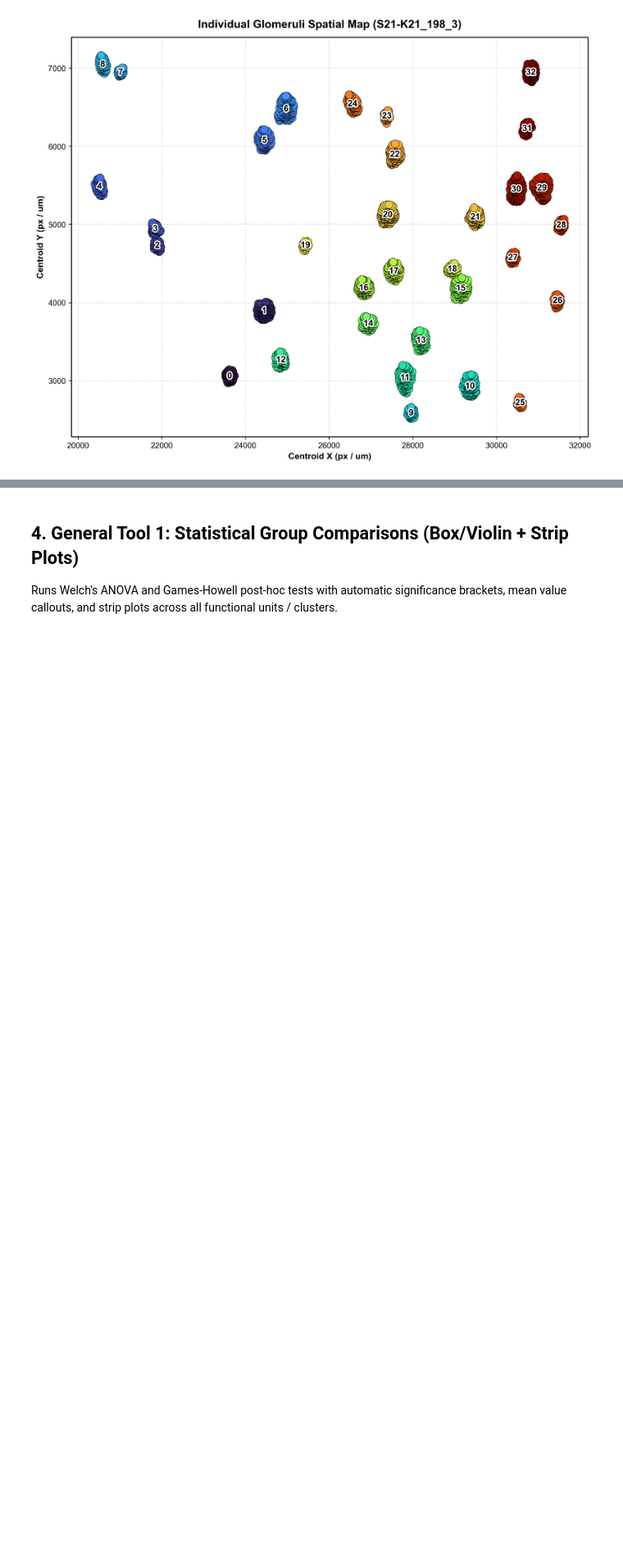
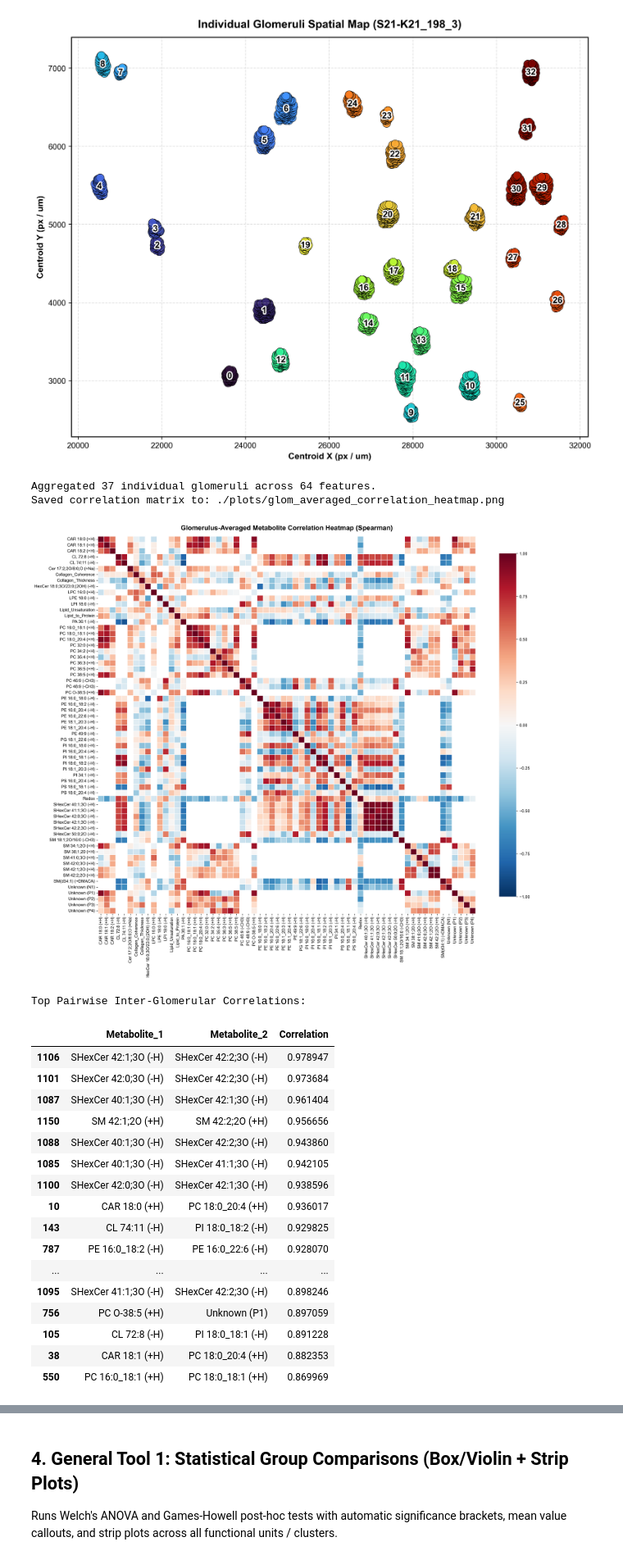
Before and after one commit to jvillazon/hsi_machine_learning, a Jupyter notebook: sk_classifier/integrated_pipeline.ipynb, the cells around one changed output, grey strips where cells are left out. Shown at 82% size. Cells and saved outputs as stored; diff of their text form; code cells hidden in the pictures; blank space fills up the shorter version.

```diff
--- a/sk_classifier/integrated_pipeline.ipynb
+++ b/sk_classifier/integrated_pipeline.ipynb
@@ -192,8 +193,8 @@ Saved glomeruli spatial plot to: ./plots/glomeruli_spatial_clusters.png
 [figure]
 # %%
 # Step 3 & 4: Glomerulus-Level Aggregated Correlation Analysis & Ranked Pairwise Relationships
-if 'glom' in filtered_df.columns and filtered_df['glom'].notna().any():
-    glom_instances = filtered_df[filtered_df['glom'].notna() & (filtered_df['glom'] >= 0)]
+if 'glom' in z_df.columns and z_df['glom'].notna().any():
+    glom_instances = z_df[z_df['glom'].notna() & (z_df['glom'] >= 0)]
 
     # Calculate mean profile per individual glomerulus
     group_averages = glom_instances.groupby('glom')[val_cols].mean().dropna(axis=1, how='all')
@@ -203,7 +204,7 @@ if 'glom' in filtered_df.columns and filtered_df['glom'].notna().any():
     # glom_heatmap_features = [
     #     'CL 72:8 (-H)', 'CL 74:11 (-H)', 'Redox', 'SM 18:1;2O/16:0 (-CH3)',
     #     'PS 18:0_18:1 (-H)', 'SHexCer 42:1;3O (-H)', 'SHexCer 42:2;3O (-H)',
-    #     'Lipid_to_Protein', 'Lipid_Unsaturation'
+    #     'Lipid_to_Protein', 'Lipid_Unsaturation', 'Collagen_Thickness'
     # ]
     glom_heatmap_features = val_cols
     valid_glom_features = [f for f in glom_heatmap_features if f in group_averages.columns]
@@ -211,32 +212,54 @@ if 'glom' in filtered_df.columns and filtered_df['glom'].notna().any():
         valid_glom_features = list(group_averages.columns[:10])
 
     # Compute & Plot Glomeruli Correlation Heatmap
     glom_corr_matrix, fig_gcorr, ax_gcorr = plot_correlation_matrix(
         df=group_averages,
         features=valid_glom_features,
         method='spearman',
         annot=False,
         title="Glomerulus-Averaged Metabolite Correlation Heatmap",
         figsize=(18, 16),
         save_path="./plots/glom_averaged_correlation_heatmap.png"
     )
     plt.show()
 
     # Extract Unstacked Ranked Pairwise Correlations
     avg_corr_matrix = group_averages[valid_glom_features].corr(method='spearman')
     mask = np.triu(np.ones(avg_corr_matrix.shape), k=0).astype(bool)
     unique_corr_matrix = avg_corr_matrix.where(~mask)
     flat_corr_df = unique_corr_matrix.unstack().reset_index()
     flat_corr_df.columns = ["Metabolite_1", "Metabolite_2", "Correlation"]
     flat_corr_df = flat_corr_df.dropna().reset_index(drop=True)
     flat_corr_df["Abs_Corr"] = flat_corr_df["Correlation"].abs()
     flat_corr_df = flat_corr_df.sort_values(by="Abs_Corr", ascending=False).drop(columns=["Abs_Corr"])
 
     os.makedirs("./plots/glom_results", exist_ok=True)
     flat_corr_df.to_csv("./plots/glom_results/group_average_correlations.csv", index=False)
     group_averages.to_csv("./plots/glom_results/individual_glom_averages.csv")
 
     print("Top Pairwise Inter-Glomerular Correlations:")
     display(flat_corr_df.head(20))
+# %% [output]
+Aggregated 37 individual glomeruli across 64 features.
+Saved correlation matrix to: ./plots/glom_averaged_correlation_heatmap.png
+[figure, added]
+Top Pairwise Inter-Glomerular Correlations:
+|  | Metabolite_1 | Metabolite_2 | Correlation |
+| 1106 | SHexCer 42:1;3O (-H) | SHexCer 42:2;3O (-H) | 0.978947 |
+| 1101 | SHexCer 42:0;3O (-H) | SHexCer 42:2;3O (-H) | 0.973684 |
+| 1087 | SHexCer 40:1;3O (-H) | SHexCer 42:1;3O (-H) | 0.961404 |
+| 1150 | SM 42:1;2O (+H) | SM 42:2;2O (+H) | 0.956656 |
+| 1088 | SHexCer 40:1;3O (-H) | SHexCer 42:2;3O (-H) | 0.943860 |
+| 1085 | SHexCer 40:1;3O (-H) | SHexCer 41:1;3O (-H) | 0.942105 |
+| 1100 | SHexCer 42:0;3O (-H) | SHexCer 42:1;3O (-H) | 0.938596 |
+| 10 | CAR 18:0 (+H) | PC 18:0_20:4 (+H) | 0.936017 |
+| 143 | CL 74:11 (-H) | PI 18:0_18:2 (-H) | 0.929825 |
+| 787 | PE 16:0_18:2 (-H) | PE 16:0_22:6 (-H) | 0.928070 |
+| ... | ... | ... | ... |
+| 1095 | SHexCer 41:1;3O (-H) | SHexCer 42:2;3O (-H) | 0.898246 |
+| 756 | PC O-38:5 (+H) | Unknown (P1) | 0.897059 |
+| 105 | CL 72:8 (-H) | PI 18:0_18:1 (-H) | 0.891228 |
+| 38 | CAR 18:1 (+H) | PC 18:0_20:4 (+H) | 0.882353 |
+| 550 | PC 16:0_18:1 (+H) | PC 18:0_18:1 (+H) | 0.869969 |
 # %%
 # Step 5: Regional Glomerular Comparison (Inner Cortex vs. Outer Cortex Glomeruli)
```
Also changed, not shown: parts of 7 cells of this notebook, 2 other files.
